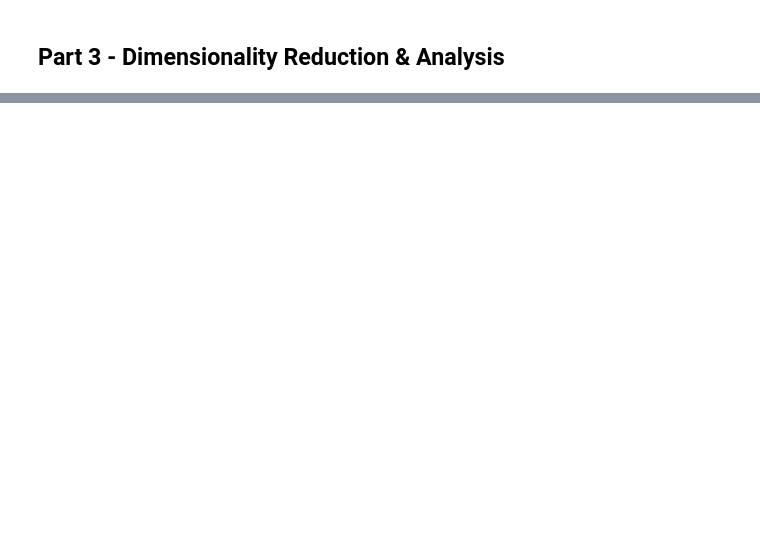
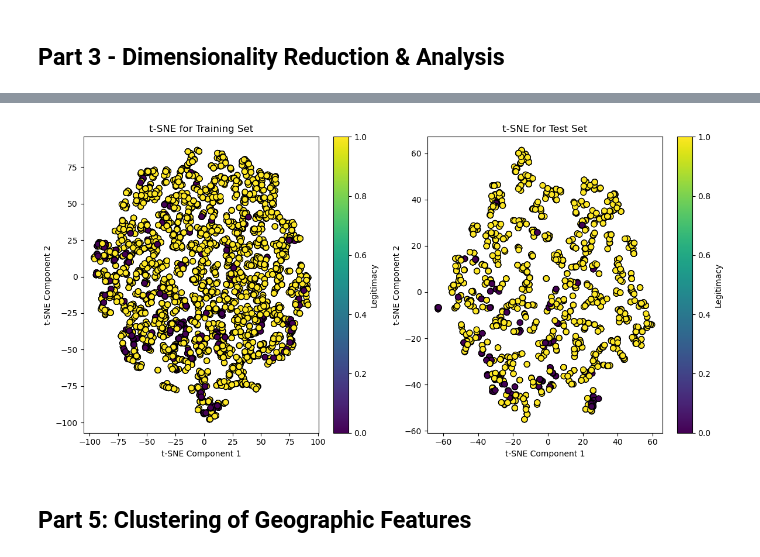
Before and after one commit to MokahalA/ELG5255_A2, a Jupyter notebook: Assignment2.ipynb, the cells around one changed output, grey strips where cells are left out. Cells and saved outputs as stored; diff of their text form; code cells hidden in the pictures; blank space fills up the shorter version.

Commit message:
Added part 3 and 4

```diff
--- a/Assignment2.ipynb
+++ b/Assignment2.ipynb
@@ -243,13 +229,13 @@ Best k value: 15
 '''TSNE plots'''
 
 # Create t-SNE objects
-tsne = TSNE(n_components=2, random_state=42, perplexity=30)
+tsne = TSNE(n_components=2, random_state=0)
 
 # Fit and transform training data
 tsne_train = tsne.fit_transform(X_train_scaled)
 
 # Transform test data
-tsne_test = TSNE(n_components=2, random_state=42, perplexity=30).fit_transform(X_test_scaled)
+tsne_test = TSNE(n_components=2, random_state=0).fit_transform(X_test_scaled)
 
 # Create figure with two subplots
 plt.figure(figsize=(20, 8))
@@ -276,8 +262,5 @@ plt.legend(*scatter_test.legend_elements(), title="Classes")
 
 plt.tight_layout()
 plt.show()
-
-# Optional: Save the plot
-plt.savefig('tsne_plots.png', dpi=300, bbox_inches='tight')
 # %% [output]
 [figure]
@@ -288,0 +700,69 @@ plt.savefig('tsne_plots.png', dpi=300, bbox_inches='tight')
+# %%
+# Plotting TSNE for the best reduction set obtained using Forward Feature Selection
+
+df = pd.read_csv('MCSDatasetNEXTCONLab.csv')
+
+'''Split into test-train sets'''
+
+# Features and target
+features = ['Latitude', 'Longitude', 'Hour', 'Minute', 'Duration',
+           'RemainingTime', 'Resources', 'Coverage', 'OnPeakHours', 'GridNumber']
+X = df[features]
+y = df['Legitimacy']
+
+# Split data based on Day values
+X_train = X[df['Day'].isin([0, 1, 2])]
+X_test = X[df['Day'] == 3]
+y_train = y[df['Day'].isin([0, 1, 2])]
+y_test = y[df['Day'] == 3]
+
+t = MinMaxScaler()
+X_train = t.fit_transform(X_train)
+X_test = t.fit_transform(X_test)
+
+best_subset = ['Latitude', 'Longitude', 'Hour', 'Resources', 'Coverage', 'GridNumber']
+
+# Apply t-SNE to the best feature subset for training set
+def plot_tsne(X_train, y_train, X_test, y_test, best_subset, feature_names):
+    selected_features_indices = [feature_names.index(feature) for feature in best_subset]
+
+    # Select the corresponding features for training and testing
+    X_train_subset = X_train[:, selected_features_indices]
+    X_test_subset = X_test[:, selected_features_indices]
+
+    # Apply t-SNE to the training set
+    tsne_train = TSNE(n_components=2, random_state=42)
+    X_train_tsne = tsne_train.fit_transform(X_train_subset)
+
+    # Apply t-SNE to the test set (using the same trained model)
+    tsne_test = TSNE(n_components=2, random_state=42)
+    X_test_tsne = tsne_test.fit_transform(X_test_subset)
+
+    # Plotting the training set t-SNE plot
+    plt.figure(figsize=(12, 6))
+
+    # Plot for training set
+    plt.subplot(1, 2, 1)
+    scatter_train = plt.scatter(X_train_tsne[:, 0], X_train_tsne[:, 1], c=y_train, cmap='viridis', edgecolor='k', s=50)
+    plt.title("t-SNE for Training Set")
+    plt.xlabel("t-SNE Component 1")
+    plt.ylabel("t-SNE Component 2")
+    plt.colorbar(scatter_train, label="Legitimacy")
+
+    # Plot for test set
+    plt.subplot(1, 2, 2)
+    scatter_test = plt.scatter(X_test_tsne[:, 0], X_test_tsne[:, 1], c=y_test, cmap='viridis', edgecolor='k', s=50)
+    plt.title("t-SNE for Test Set")
+    plt.xlabel("t-SNE Component 1")
+    plt.ylabel("t-SNE Component 2")
+    plt.colorbar(scatter_test, label="Legitimacy")
+
+    plt.tight_layout()
+    plt.show()
+
+# Assuming X_train, X_test, y_train, y_test, and best_subset are defined
+plot_tsne(X_train, y_train, X_test, y_test, best_subset, features)
+# %% [output]
+[figure, added]
+# %% [markdown]
+## Part 5: Clustering of Geographic Features
```
Also changed, not shown: parts of 9 cells of this notebook.
